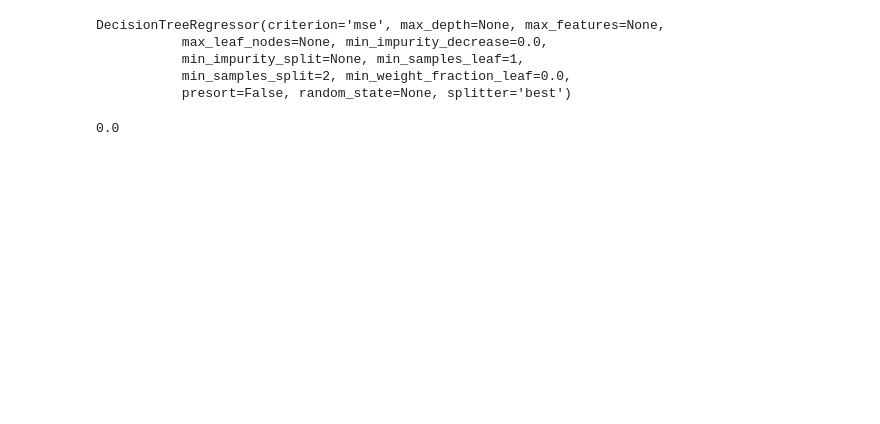
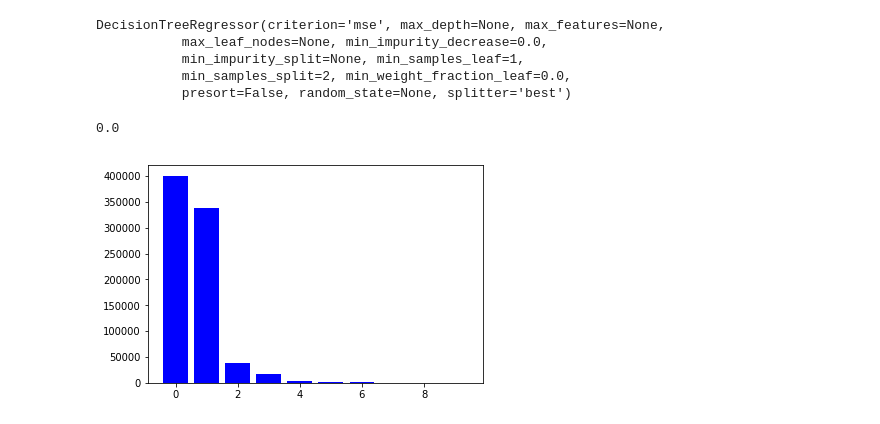
Before and after one commit to ashleygw/ML200Regression-2-, a Jupyter notebook: (Ashley, Korman) Project 2.ipynb, the cells around one changed output. Saved outputs shown, nothing was run; the diff lists cells and outputs as text; code cells hidden in the pictures; blank space fills up the shorter version.

```diff
--- a/(Ashley, Korman) Project 2.ipynb
+++ b/(Ashley, Korman) Project 2.ipynb
@@ -364,6 +343,12 @@ for i,x in cards.iterrows():
     x=np.array(x)
     temp.append(len(np.unique(x[[0,2,4,6,8]])))
 # %%
-cards["unique"] = temp
+cards["unique_suit"] = temp
+# %%
+temp = []
+count = 0
+for i,x in cards.iterrows():
+    x=np.array(x)
+    temp.append(len(np.unique(x[[1,3,5,7,9]])))
 # %%
-cards
+cards["unique_rank"] = temp
@@ -389,6 +377,7 @@ cards
 # %%
+#Using pipelines to turn suits and ranks into categorical data. Scaling numerical data for better training.
 cat_attribs = ['suit#1','rank#1', 'suit#2', 'rank#2', 'suit#3', 'rank#3', 'suit#4', 'rank#4', 'suit#5', 'rank#5']
-num_attribs = ["unique"]
+num_attribs = ["unique_rank","unique_suit"]
 
 cat_pipeline = Pipeline([
     ('selector', DataFrameSelector(cat_attribs)),
@@ -428,5 +414,14 @@ tree_rmse #Hey we overfit lol 0.0
 # %% [output]
 0.0
+# %%
+#Getting an idea of our classifiers outputs
+unique, counts = np.unique(tree_reg.predict(cards_prepared), return_counts=True)
+d = dict(zip(unique, counts))
+plt.bar(list(d), d.values(), color='b')
+plt.show()
+#It looks just like our distribution seen earlier!
+# %% [output]
+[figure, added]
 # %%
 scores = cross_val_score(tree_reg, cards_prepared, cards_labels, scoring="neg_mean_squared_error", cv=10)
 tree_rmse_scores = np.sqrt(-scores)
```
Also changed, not shown: parts of 20 cells of this notebook.
